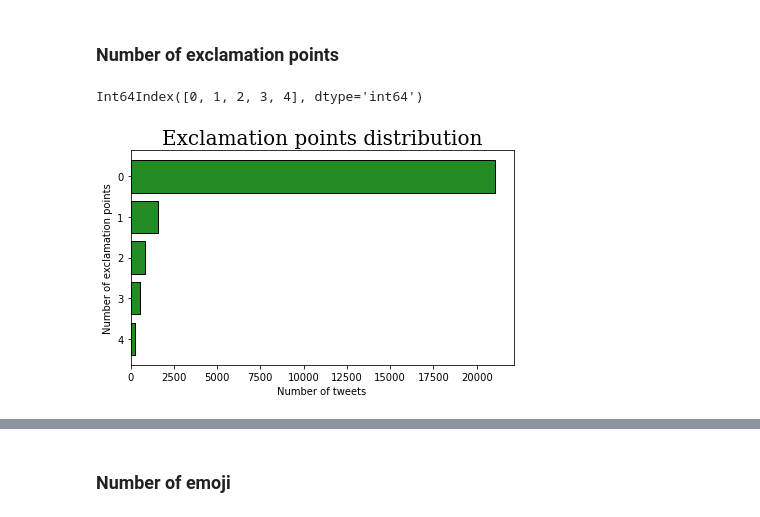
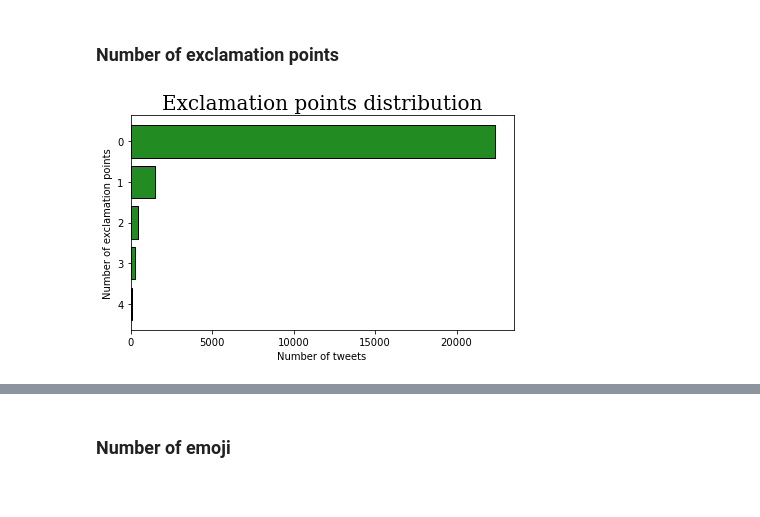
Before and after one commit to MarcoP9/textmining, a Jupyter notebook: 03-Features_extraction.ipynb, the cells around one changed output, grey strips where cells are left out. Saved outputs shown, nothing was run; the diff lists cells and outputs as text; code cells hidden in the pictures.

```diff
--- a/03-Features_extraction.ipynb
+++ b/03-Features_extraction.ipynb
@@ -166,9 +161,6 @@ def exclamation(text):
 # %%
 df["num_exc"] = df["tweet"].apply(lambda x : exclamation(x))
 # %%
-prova = df["num_exc"].value_counts()
+exc = df["num_exc"].value_counts()
 # %%
-prova = prova[0:5]
-prova.index
+exc = exc[0:5]
-# %% [output]
-Int64Index([0, 1, 2, 3, 4], dtype='int64')
@@ -177,11 +167,11 @@ from matplotlib import transforms
 # %%
 fig, ax = plt.subplots(sharey=True, tight_layout=True)
 
 # We can set the number of bins with the `bins` kwarg
-ax.barh(y = prova.index, width = prova, color = "forestgreen", edgecolor = 'black')
+ax.barh(y = exc.index, width = exc, color = "forestgreen", edgecolor = 'black')
 ax.set_title("Exclamation points distribution", size = 20, fontdict = {'family': 'serif'})
 ax.set_xlabel('Number of tweets', size = 10)
 ax.set_ylabel('Number of exclamation points', size= 10)
 ax.invert_yaxis()
 # %% [output]
-[figure, old version]
+[figure, new version]
```
Also changed, not shown: parts of 10 cells of this notebook, 4 other files.
